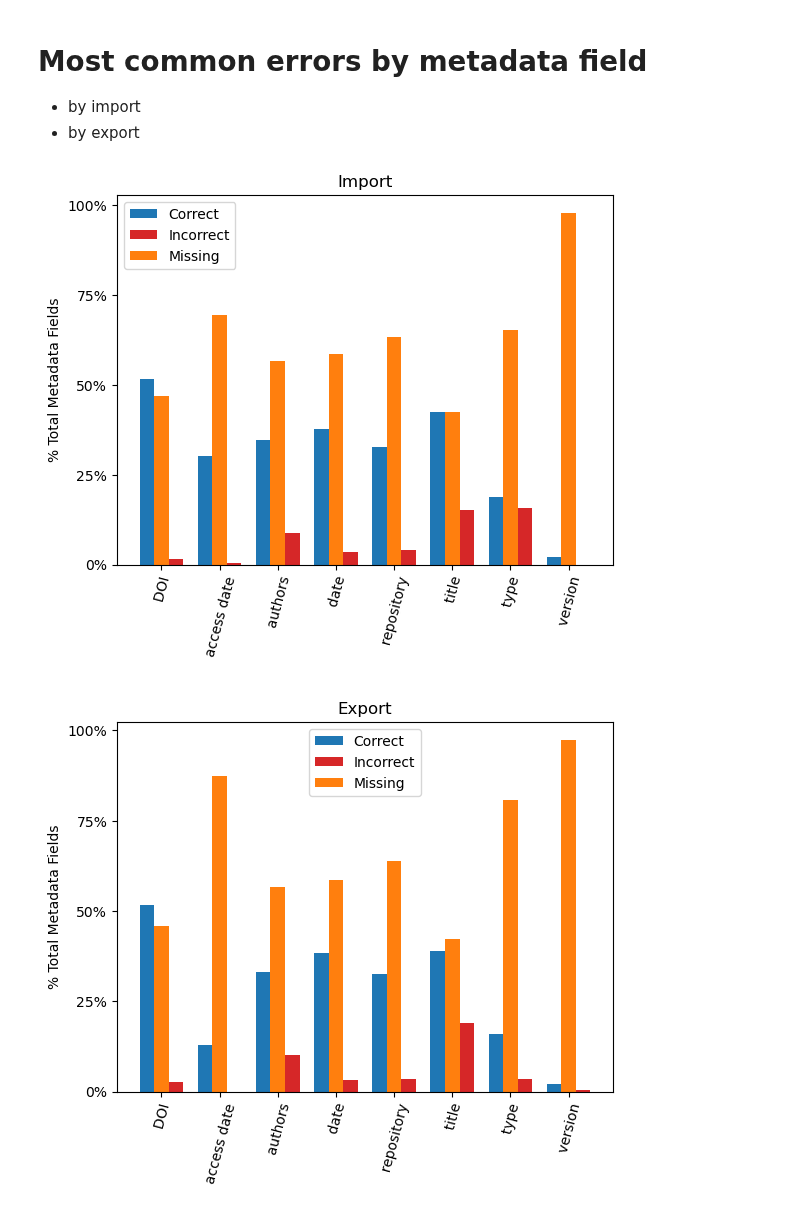
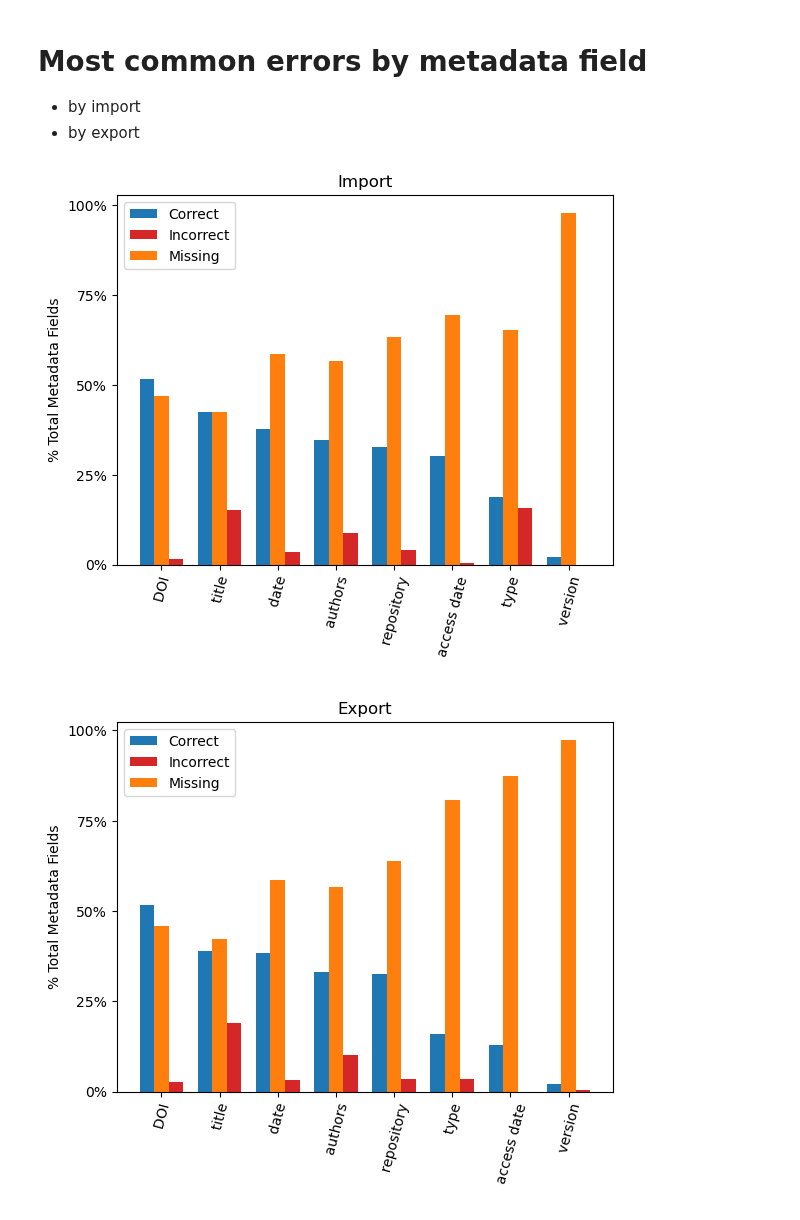
Before and after one commit to kvrouwenvelder/reference-manager-analysis, a Jupyter notebook: reference-manager-citations-ESIP.ipynb, the cells around one changed output. Cells and saved outputs as stored; diff of their text form; code cells hidden in the pictures.

```diff
--- a/reference-manager-citations-ESIP.ipynb
+++ b/reference-manager-citations-ESIP.ipynb
@@ -524,16 +524,20 @@ x = np.arange(8) # of metadata fields
 y = len(list_of_dfs)*len(zotero_plugin['Repository']) # total possible correct fields, len list of dfs * 14 repositories
 
 ## Start graphing IMPORT
+
+# first sort import
+import_sort = store_data.loc['import-meta-DOI':'import-meta-version'].sort_values(by = 'sum_correct',ascending = False)
+
 fig, ax = plt.subplots()
 
 offset = 0.25
 width = 0.25
-ax.bar(x - offset, (store_data.loc['import-meta-DOI':'import-meta-version']['sum_correct']/y*100), width = width, label = 'Correct', color = 'tab:blue')
-ax.bar(x + offset, (store_data.loc['import-meta-DOI':'import-meta-version']['sum_incorrect']/y*100), width = width, label = 'Incorrect', color = 'tab:red')
-ax.bar(x, (store_data.loc['import-meta-DOI':'import-meta-version']['sum_missing']/y*100), width = width, label = 'Missing', color = 'tab:orange')
+ax.bar(x - offset, (import_sort['sum_correct']/y*100), width = width, label = 'Correct', color = 'tab:blue')
+ax.bar(x + offset, (import_sort['sum_incorrect']/y*100), width = width, label = 'Incorrect', color = 'tab:red')
+ax.bar(x, (import_sort['sum_missing']/y*100), width = width, label = 'Missing', color = 'tab:orange')
 
 # Get labels and clean them up
-xlabels = store_data[16:24].index #labels will be store_data index DOI thru version. Import is 16:24
+xlabels = import_sort.index #labels will be import_sort.index Prev store_data index DOI thru version. Import is 16:24
 xlabels = xlabels.str.replace('-',' ') # replace hyphen
 xlabels = xlabels.str.replace('import','') #don't include 'import'
 xlabels = xlabels.str.replace('meta','') #don't include 'meta'
@@ -548,39 +552,43 @@ ax.legend()
 plt.title('Import')
 
 plt.show()
 
 ## Start graphing EXPORT
+
+# first sort export
+export_sort = store_data.loc['export-meta-DOI':'export-meta-version'].sort_values(by = 'sum_correct',ascending = False)
+
 fig, ax = plt.subplots()
 
 offset = 0.25
 width = 0.25
-ax.bar(x - offset, (store_data.loc['export-meta-DOI':'export-meta-version']['sum_correct']/y*100), width = width, label = 'Correct', color = 'tab:blue')
-ax.bar(x + offset, (store_data.loc['export-meta-DOI':'export-meta-version']['sum_incorrect']/y*100), width = width, label = 'Incorrect', color = 'tab:red')
-ax.bar(x, (store_data.loc['export-meta-DOI':'export-meta-version']['sum_missing']/y*100), width = width, label = 'Missing', color = 'tab:orange')
+ax.bar(x - offset, (export_sort['sum_correct']/y*100), width = width, label = 'Correct', color = 'tab:blue')
+ax.bar(x + offset, (export_sort['sum_incorrect']/y*100), width = width, label = 'Incorrect', color = 'tab:red')
+ax.bar(x, (export_sort['sum_missing']/y*100), width = width, label = 'Missing', color = 'tab:orange')
 
 # Get labels and clean them up
-xlabels = store_data[7:15].index #labels will be store_data index DOI thru version. Export is 7:15
+xlabels = export_sort.index #labels will be export_sort index Prev store_data index DOI thru version. Export is 7:15
 xlabels = xlabels.str.replace('-',' ') # replace hyphen
 xlabels = xlabels.str.replace('export','') #don't include 'import'
 xlabels = xlabels.str.replace('meta','') #don't include 'meta'
 xlabels = xlabels.str.replace('repo','repository')
 
 
 # set labels and ticks and axes
 ax.set_xticks(x,xlabels, rotation = 75) # Use xlabels or index
 ax.set_yticks([0,(y/y)/4*100,(y/y)/2*100,3*(y/y)/4*100,y/y*100],ylabels)
 ax.set_ylabel('% Total Metadata Fields')
 ax.legend()
 plt.title('Export')
 
 plt.show()
 
 # Save CSV for both
 
 store_data.to_csv(str(filepath+filename+filename2+'.csv')) # Save CSV of df with graph data
 # %% [output]
-[figure, old version]
+[figure, new version]
-[figure, old version]
+[figure, new version]
 # %%
 # Horizontal version
 
```
Also changed, not shown: parts of 7 cells of this notebook.
